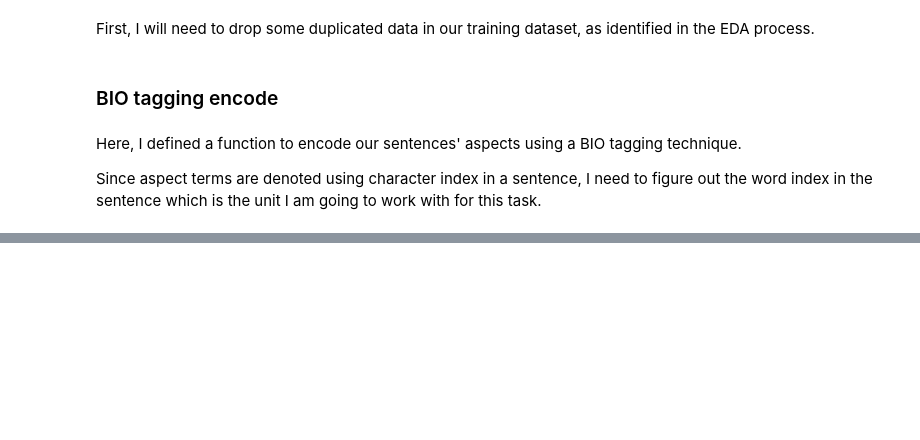
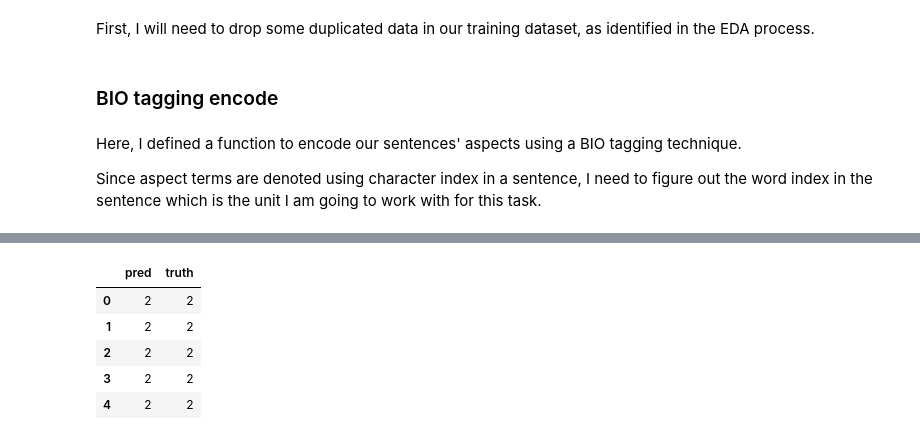
Before and after one commit to tnatvu/SentiLens, a Jupyter notebook: base_model.ipynb, the cells around one changed output, grey strips where cells are left out. Cells and saved outputs as stored; diff of their text form; code cells hidden in the pictures; blank space fills up the shorter version.

```diff
--- a/base_model.ipynb
+++ b/base_model.ipynb
@@ -330,0 +371,18 @@ That is how it is able to function better than any other PC.
+# %%
+
+tags = y_val
+pred_tags = crf_model.predict(X_val)
+
+
+# Create a mapping of labels to indices
+labels = {"B": 0, "I": 1, "O":2}
+
+# Convert the sequences of tags into a 1-dimensional array
+predictions = np.array([labels[x] for x in sum([tag for tag in pred_tags],[])])
+truths = np.array([labels[x] for x in sum([tag for tag in tags],[])])
+
+# Print out the classification report
+print(classification_report(
+    truths, predictions,
+    target_names=["B", "I", "O"])
+    )
@@ -330,0 +399,10 @@ That is how it is able to function better than any other PC.
+# %%
+df_res = pd.DataFrame({'pred': predictions, 'truth':truths})
+df_res.head()
+# %% [output]
+|  | pred | truth |
+| 0 | 2 | 2 |
+| 1 | 2 | 2 |
+| 2 | 2 | 2 |
+| 3 | 2 | 2 |
+| 4 | 2 | 2 |
```
Also changed, not shown: parts of 8 cells of this notebook.
